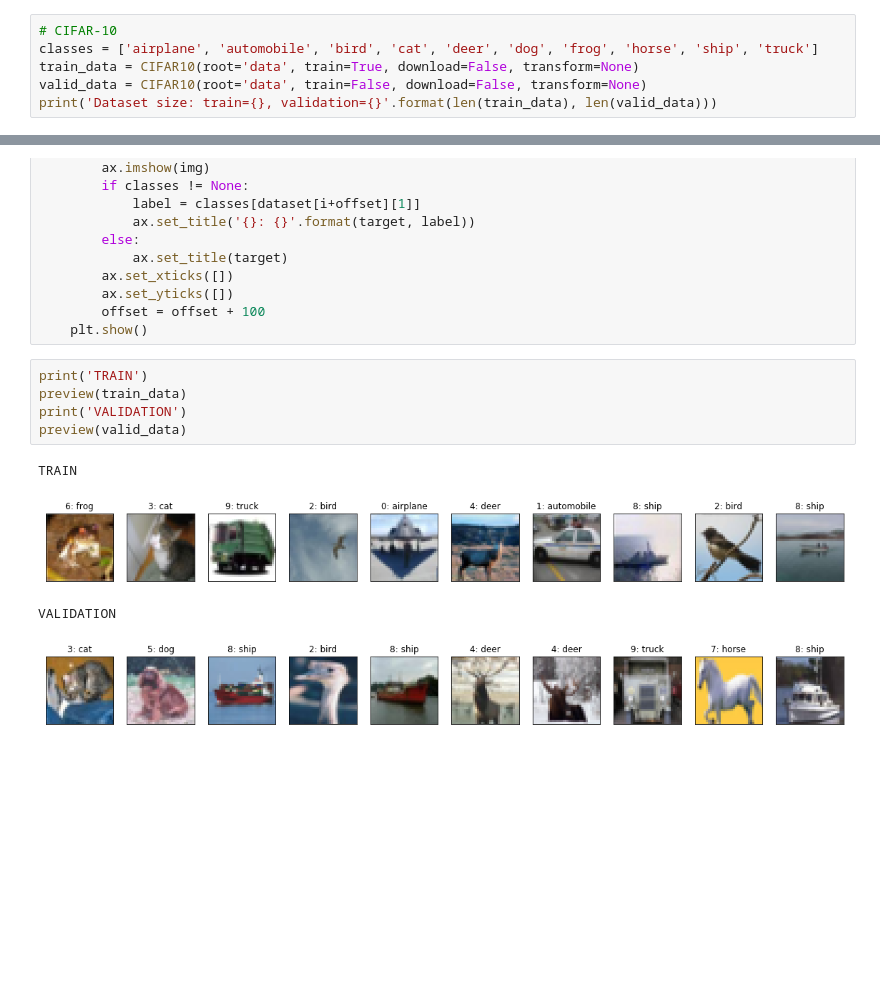
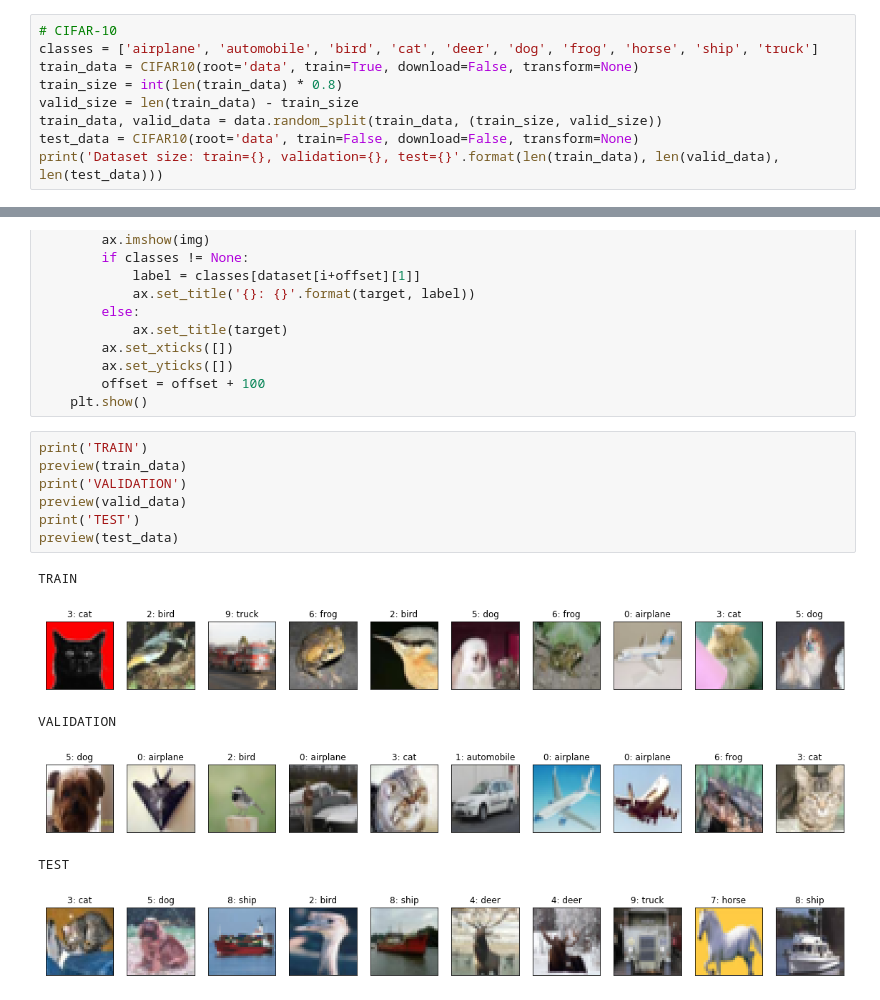
Before and after one commit to lucianowitt/deep-learning-01, a Jupyter notebook: ScratchNet001_CIFAR-10.ipynb, the cells around one changed output, grey strips where cells are left out. Drawn from its saved outputs; the diff is of its cells as text; blank space fills up the shorter version.

Commit message:
Separacao dos datasets em train, valid e test

```diff
--- a/ScratchNet001_CIFAR-10.ipynb
+++ b/ScratchNet001_CIFAR-10.ipynb
@@ -15,6 +16,9 @@ history_dict = defaultdict(list)
 # CIFAR-10
 classes = ['airplane', 'automobile', 'bird', 'cat', 'deer', 'dog', 'frog', 'horse', 'ship', 'truck']
 train_data = CIFAR10(root='data', train=True, download=False, transform=None)
-valid_data = CIFAR10(root='data', train=False, download=False, transform=None)
-print('Dataset size: train={}, validation={}'.format(len(train_data), len(valid_data)))
+train_size = int(len(train_data) * 0.8)
+valid_size = len(train_data) - train_size
+train_data, valid_data = data.random_split(train_data, (train_size, valid_size))
+test_data = CIFAR10(root='data', train=False, download=False, transform=None)
+print('Dataset size: train={}, validation={}, test={}'.format(len(train_data), len(valid_data), len(test_data)))
 # %% [output]
@@ -39,10 +43,14 @@ def preview(dataset):
 # %%
 print('TRAIN')
 preview(train_data)
 print('VALIDATION')
 preview(valid_data)
+print('TEST')
+preview(test_data)
 # %% [output]
 TRAIN
-[figure, old version]
+[figure, new version]
 VALIDATION
-[figure, old version]
+[figure, new version]
+TEST
+[figure, added]
```
Also changed, not shown: parts of 14 cells of this notebook, 2 other files.
